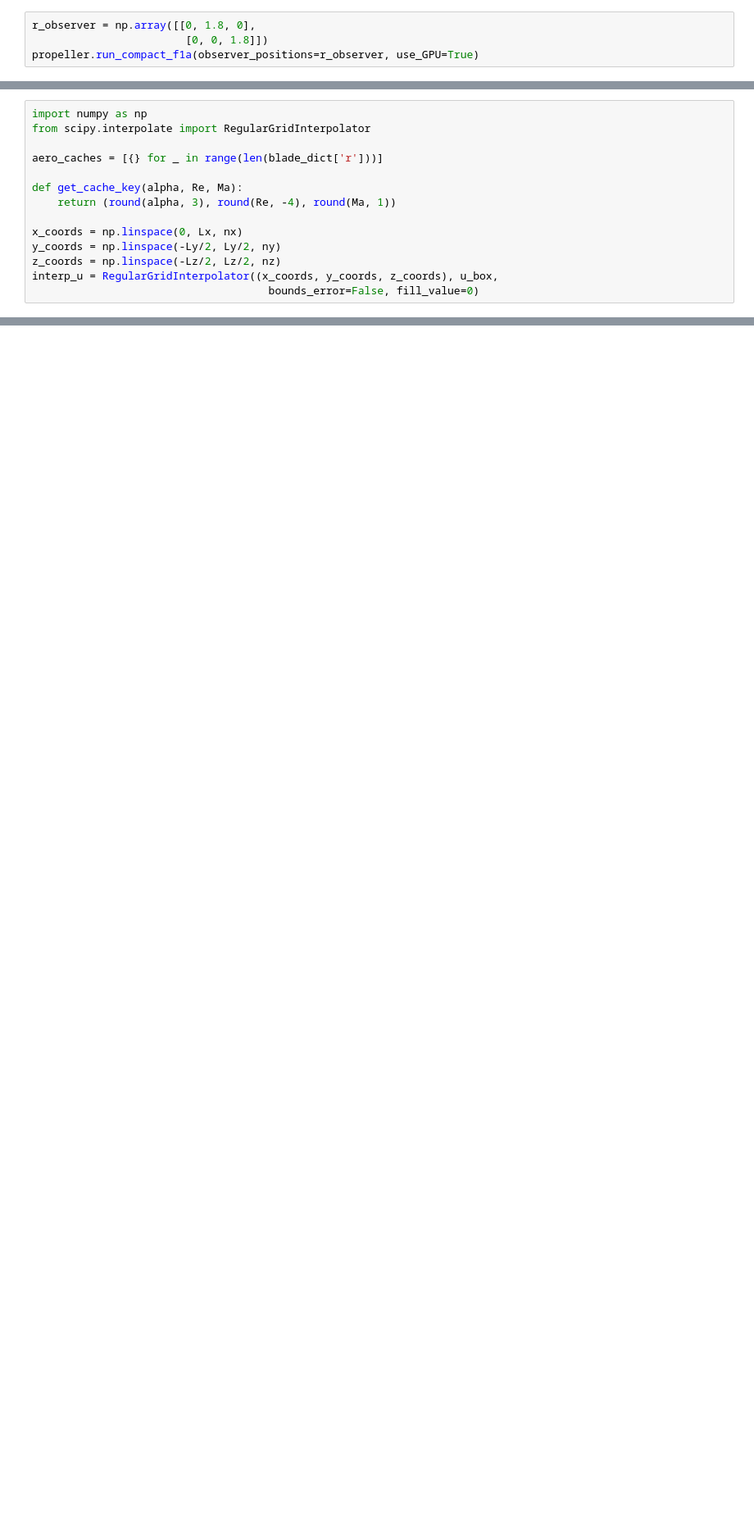
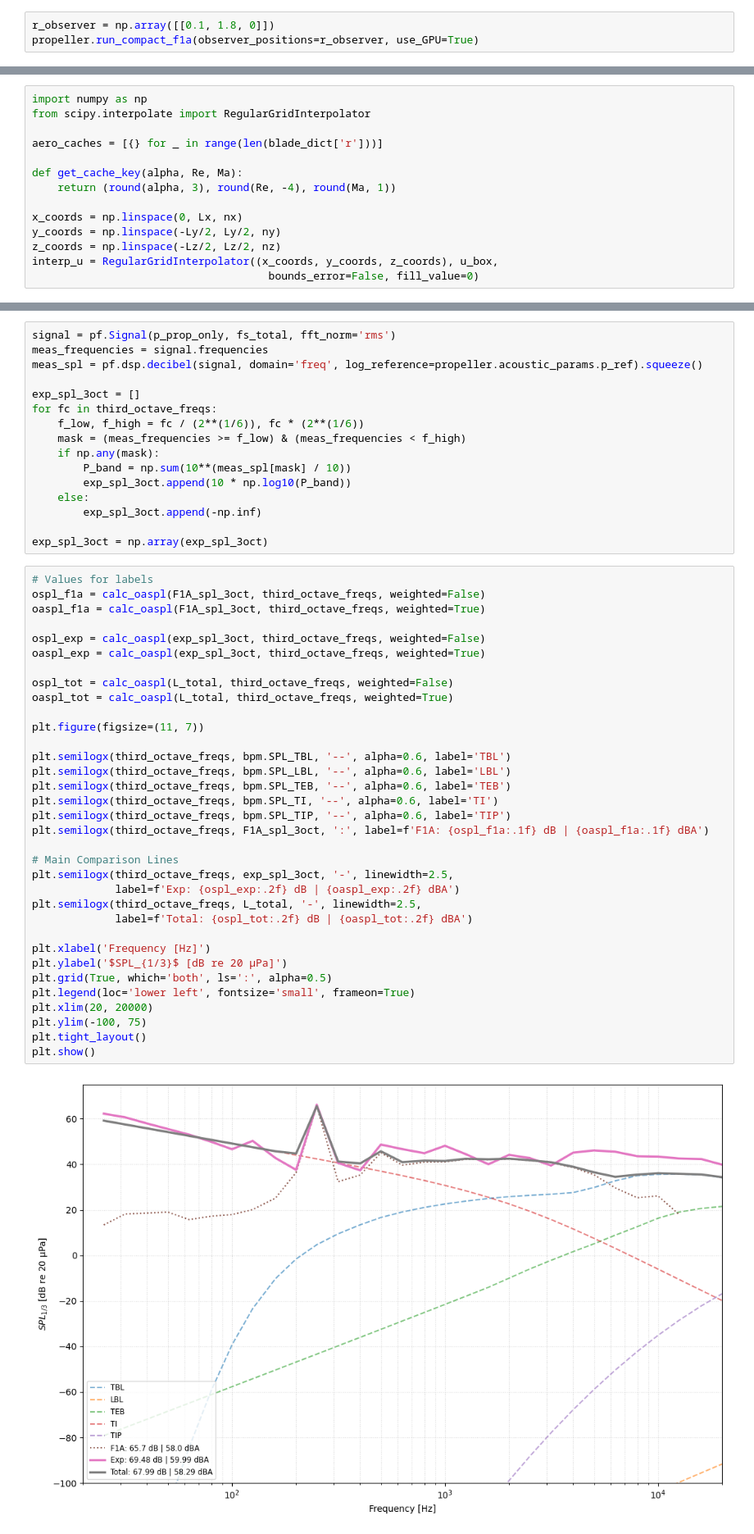
Before and after one commit to Frxljord/FastBEMT, a Jupyter notebook: Unsteady BEMT/iterative_formulation.ipynb, the cells around one changed output, grey strips where cells are left out. Shown at 82% size. Drawn from its saved outputs; the diff is of its cells as text; blank space fills up the shorter version.

```diff
--- a/Unsteady BEMT/iterative_formulation.ipynb
+++ b/Unsteady BEMT/iterative_formulation.ipynb
@@ -35,6 +48,5 @@ propeller = Propeller(
 v_inf = 0
 propeller.run_bemt(v_inf=v_inf)
 # %%
-r_observer = np.array([[0, 1.8, 0],
-                        [0, 0, 1.8]])
+r_observer = np.array([[0.1, 1.8, 0]])
 propeller.run_compact_f1a(observer_positions=r_observer, use_GPU=True)
@@ -614,0 +403,52 @@ wavfile.write('p_no_turb.wav', int(fs), audio_int16)
+# %%
+signal = pf.Signal(p_prop_only, fs_total, fft_norm='rms')
+meas_frequencies = signal.frequencies
+meas_spl = pf.dsp.decibel(signal, domain='freq', log_reference=propeller.acoustic_params.p_ref).squeeze()
+
+exp_spl_3oct = []
+for fc in third_octave_freqs:
+    f_low, f_high = fc / (2**(1/6)), fc * (2**(1/6))
+    mask = (meas_frequencies >= f_low) & (meas_frequencies < f_high)
+    if np.any(mask):
+        P_band = np.sum(10**(meas_spl[mask] / 10))
+        exp_spl_3oct.append(10 * np.log10(P_band))
+    else:
+        exp_spl_3oct.append(-np.inf)
+
+exp_spl_3oct = np.array(exp_spl_3oct)
+# %%
+# Values for labels
+ospl_f1a = calc_oaspl(F1A_spl_3oct, third_octave_freqs, weighted=False)
+oaspl_f1a = calc_oaspl(F1A_spl_3oct, third_octave_freqs, weighted=True)
+
+ospl_exp = calc_oaspl(exp_spl_3oct, third_octave_freqs, weighted=False)
+oaspl_exp = calc_oaspl(exp_spl_3oct, third_octave_freqs, weighted=True)
+
+ospl_tot = calc_oaspl(L_total, third_octave_freqs, weighted=False)
+oaspl_tot = calc_oaspl(L_total, third_octave_freqs, weighted=True)
+
+plt.figure(figsize=(11, 7))
+
+plt.semilogx(third_octave_freqs, bpm.SPL_TBL, '--', alpha=0.6, label='TBL')
+plt.semilogx(third_octave_freqs, bpm.SPL_LBL, '--', alpha=0.6, label='LBL')
+plt.semilogx(third_octave_freqs, bpm.SPL_TEB, '--', alpha=0.6, label='TEB')
+plt.semilogx(third_octave_freqs, bpm.SPL_TI, '--', alpha=0.6, label='TI')
+plt.semilogx(third_octave_freqs, bpm.SPL_TIP, '--', alpha=0.6, label='TIP')
+plt.semilogx(third_octave_freqs, F1A_spl_3oct, ':', label=f'F1A: {ospl_f1a:.1f} dB | {oaspl_f1a:.1f} dBA')
+
+# Main Comparison Lines
+plt.semilogx(third_octave_freqs, exp_spl_3oct, '-', linewidth=2.5,
+             label=f'Exp: {ospl_exp:.2f} dB | {oaspl_exp:.2f} dBA')
+plt.semilogx(third_octave_freqs, L_total, '-', linewidth=2.5,
+             label=f'Total: {ospl_tot:.2f} dB | {oaspl_tot:.2f} dBA')
+
+plt.xlabel('Frequency [Hz]')
+plt.ylabel('$SPL_{1/3}$ [dB re 20 µPa]')
+plt.grid(True, which='both', ls=':', alpha=0.5)
+plt.legend(loc='lower left', fontsize='small', frameon=True)
+plt.xlim(20, 20000)
+plt.ylim(-100, 75)
+plt.tight_layout()
+plt.show()
+# %% [output]
+[figure, added]
```
Also changed, not shown: parts of 17 cells of this notebook, 12 other files.
